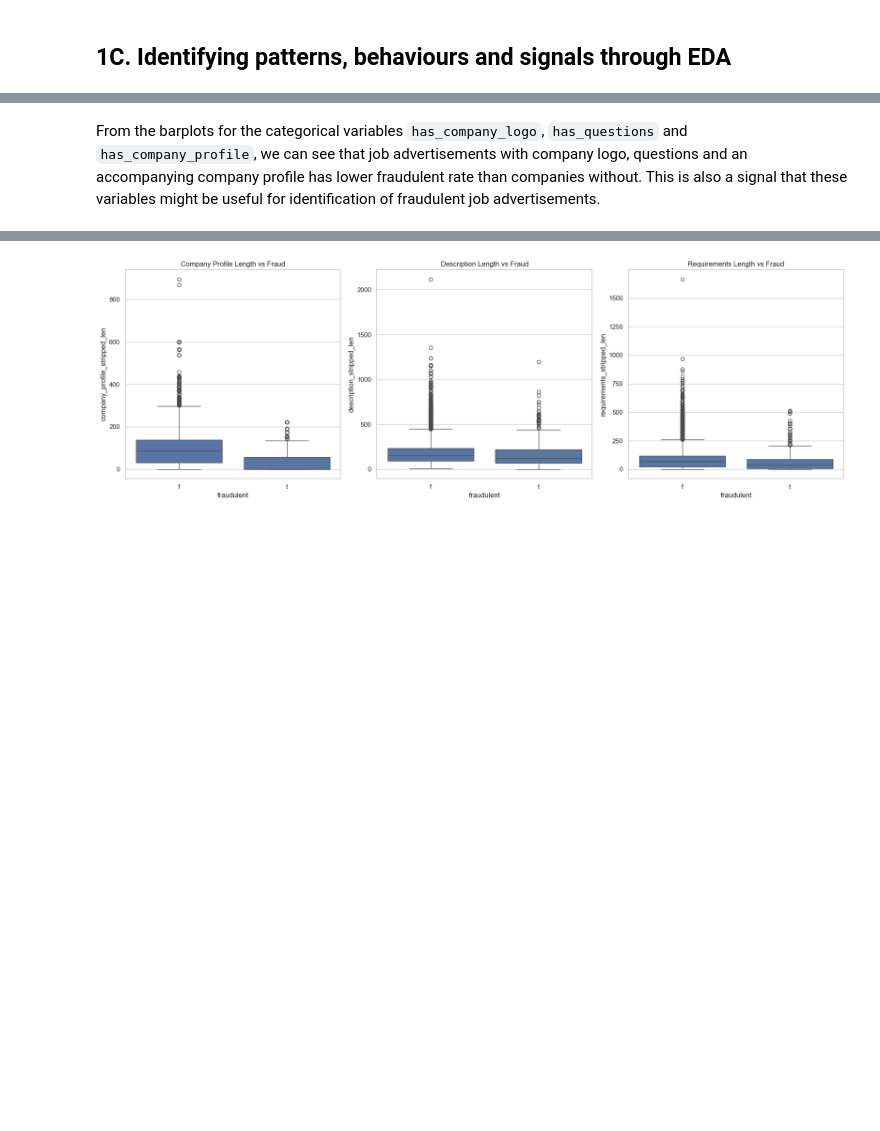
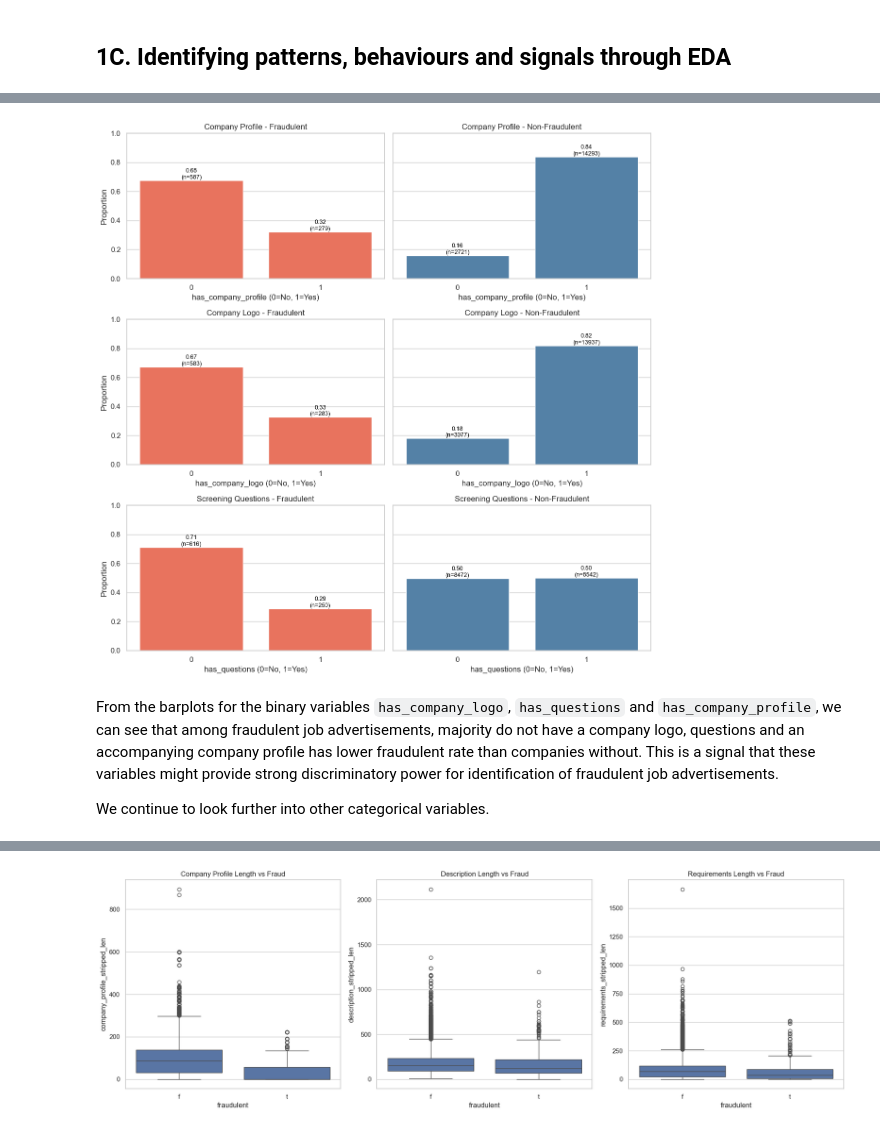
Before and after one commit to dianeteo/GovTech_DS_GASP_Assessment, a Jupyter notebook: 1_exploratory_data_analysis.ipynb, the cells around one changed output, grey strips where cells are left out. Cells and saved outputs as stored; diff of their text form; code cells hidden in the pictures; blank space fills up the shorter version.

```diff
--- a/1_exploratory_data_analysis.ipynb
+++ b/1_exploratory_data_analysis.ipynb
@@ -24,6 +33,5 @@ Path to dataset files: C:\Users\teomi\.cache\kagglehub\datasets\amruthjithrajvr\
 # %%
-path = r"C:\Users\teomi\.cache\kagglehub\datasets\amruthjithrajvr\recruitment-scam\versions\3\DataSet.csv"
-recruitment_df = pd.read_csv(path)
+recruitment_df = pd.read_csv(os.path.join(os.getcwd(), "recruitment-scam-dataset", "DataSet.csv"))
 recruitment_df
 # %% [output]
 |  | title | location | department | salary_range | company_profile | description | requirements | benefits | ... |
@@ -174,5 +149,60 @@ plt.show()
+# %%
+# Prepare binary features
+recruitment_df['has_company_profile'] = recruitment_df['company_profile'].notnull().astype(int)
+
+binary_map = {'t': 1, 'f': 0}
+recruitment_df['has_company_logo'] = recruitment_df['has_company_logo'].map(binary_map)
+recruitment_df['has_questions'] = recruitment_df['has_questions'].map(binary_map)
+
+fraud_map = {'t': 1, 'f': 0, 1: 1, 0: 0}
+recruitment_df['fraudulent_bin'] = recruitment_df['fraudulent'].map(fraud_map)
+
+# Features to plot
+features = ['has_company_profile', 'has_company_logo', 'has_questions']
+titles = {'has_company_profile': "Company Profile",
+          'has_company_logo': "Company Logo",
+          'has_questions': "Screening Questions"}
+
+fig, axes = plt.subplots(len(features), 2, figsize=(12, 12), sharey=True)
+
+colors = {1: "tomato", 0: "steelblue"}
+
+for row, feature in enumerate(features):
+    # Group counts
+    counts = (
+        recruitment_df
+        .groupby(['fraudulent_bin', feature])
+        .size()
+        .reset_index(name='count')
+    )
+    # Compute proportions
+    counts['proportion'] = counts.groupby('fraudulent_bin')['count'].transform(lambda x: x / x.sum())
+
+    for col, fraud_status in enumerate([1, 0]):  # Fraud, Non-Fraud
+        subset = counts[counts['fraudulent_bin'] == fraud_status]
+
+        sns.barplot(x=feature, y="proportion", data=subset, ax=axes[row, col],
+                    color=colors[fraud_status])
+
+        axes[row, col].set_title(f"{titles[feature]} - {'Fraudulent' if fraud_status==1 else 'Non-Fraudulent'}")
+        axes[row, col].set_xlabel(f"{feature} (0=No, 1=Yes)")
+        axes[row, col].set_ylabel("Proportion")
+        axes[row, col].set_ylim(0, 1)
+
+        # Add proportion + raw count
+        for p, count_val in zip(axes[row, col].patches, subset['count']):
+            axes[row, col].annotate(f"{p.get_height():.2f}\n(n={count_val})",
+                                    (p.get_x() + p.get_width()/2., p.get_height()),
+                                    ha='center', va='bottom', fontsize=9, color='black')
+
+plt.tight_layout()
+plt.show()
+# %% [output]
+[figure, added]
 # %% [markdown]
-From the barplots for the categorical variables `has_company_logo`, `has_questions` and `has_company_profile`, we can see that job advertisements with company logo, questions and an accompanying company profile has lower fraudulent rate than companies without. This is also a signal that these variables might be useful for identification of fraudulent job advertisements.
+From the barplots for the binary variables `has_company_logo`, `has_questions` and `has_company_profile`, we can see that among fraudulent job advertisements, majority do not have a company logo, questions and an accompanying company profile has lower fraudulent rate than companies without. This is a signal that these variables might provide strong discriminatory power for identification of fraudulent job advertisements.
+
+We continue to look further into other categorical variables.
 # %%
 sns.set(style="whitegrid")
 
```
Also changed, not shown: parts of 32 cells of this notebook, 2 other files.
